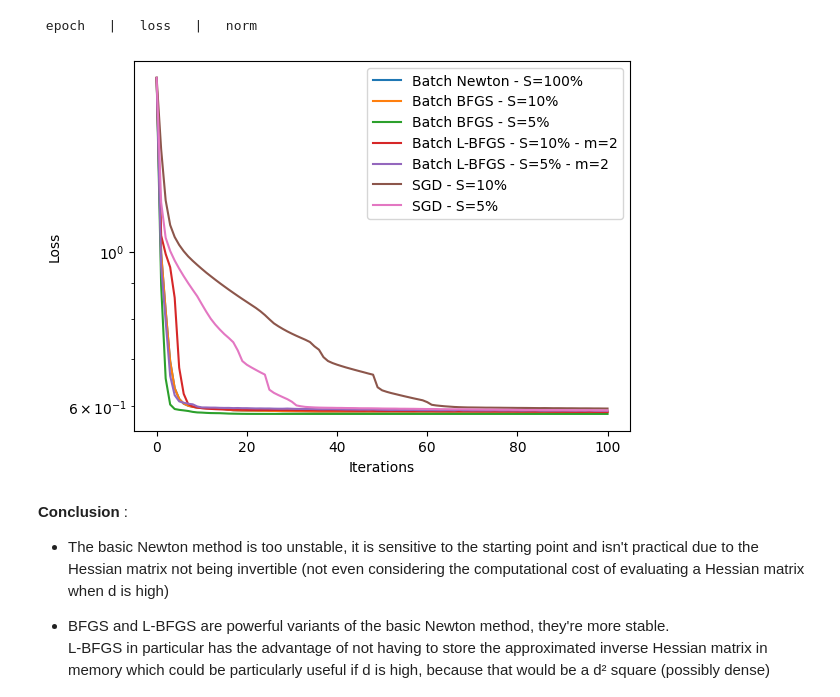
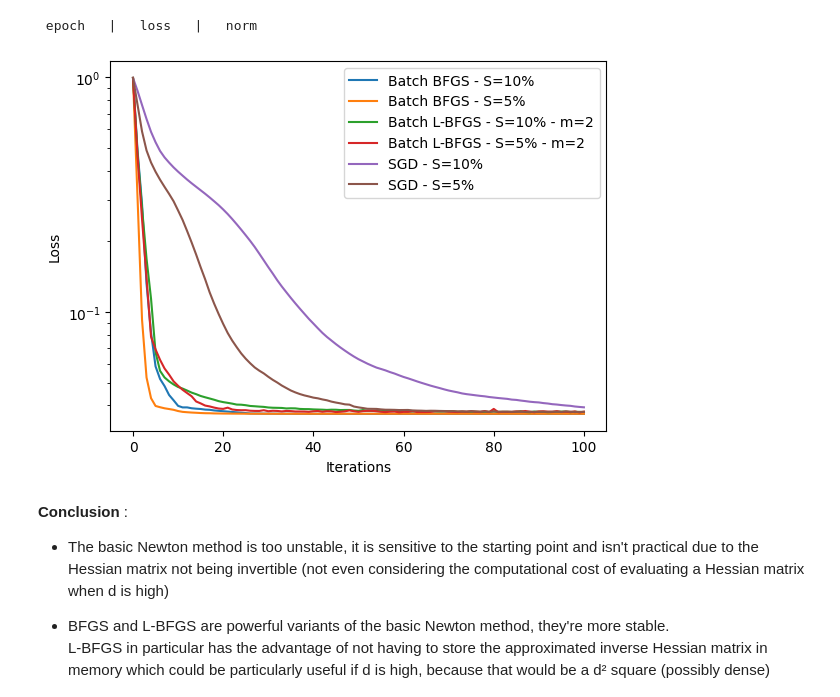
Before and after one commit to MichelHUANGGit/OML, a Jupyter notebook: Project_Part3.ipynb, the cells around one changed output. Saved outputs shown, nothing was run; the diff lists cells and outputs as text; code cells hidden in the pictures.

```diff
--- a/Project_Part3.ipynb
+++ b/Project_Part3.ipynb
@@ -63,4 +63,5 @@ np.unique(y_train)
 # %% [output]
 array([1., 2.])
 # %%
-y_train = np.where(y_train == 2, -1, y_train)
+y_train -= 1
+print(np.unique(y_train))
@@ -484,20 +485,20 @@ w3_, loss_logs3_, norm_logs3_ = SGD(
 # %% [output]
  epoch   |   loss   |   norm
 # %%
-plt.plot(loss_logs, label="Batch Newton - S=100%")
+# plt.plot(loss_logs, label="Batch Newton - S=100%")
 plt.plot(loss_logs1, label="Batch BFGS - S=10%")
 plt.plot(loss_logs1_, label="Batch BFGS - S=5%")
 plt.plot(loss_logs2, label="Batch L-BFGS - S=10% - m=2")
 plt.plot(loss_logs2_, label="Batch L-BFGS - S=5% - m=2")
 plt.plot(loss_logs3, label="SGD - S=10%")
 plt.plot(loss_logs3_, label="SGD - S=5%")
 plt.legend()
 plt.xlabel("Iterations")
 plt.ylabel("Loss")
 plt.yscale('log')
 plt.show()
 # %% [output]
-[figure, old version]
+[figure, new version]
 # %% [markdown]
 **Conclusion** :
 - The basic Newton method is too unstable, it is sensitive to the starting point and isn't practical due to the Hessian matrix not being invertible (not even considering the computational cost of evaluating a Hessian matrix when d is high)
```
Also changed, not shown: parts of 9 cells of this notebook.
